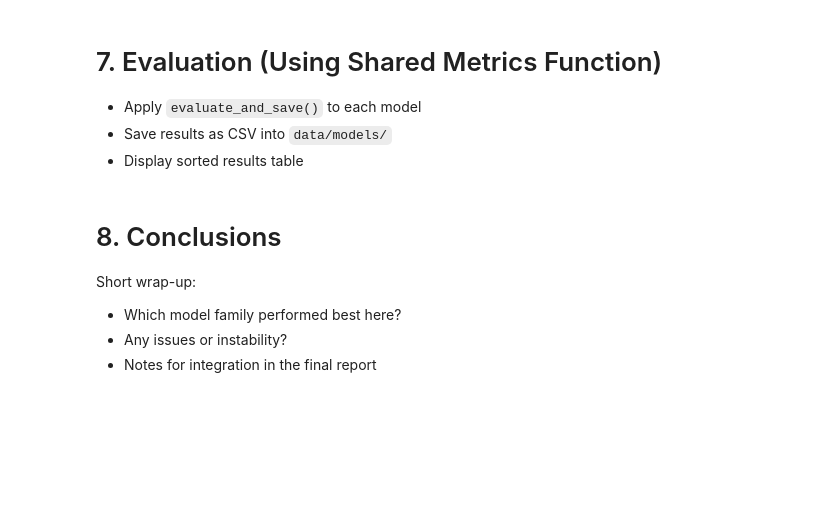
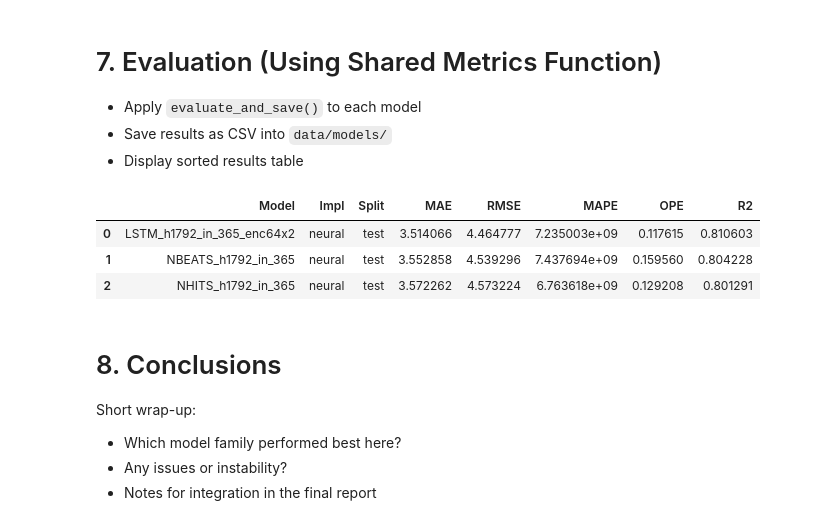
Before and after one commit to smn-krn/TIS3IL-WS25-Project, a Jupyter notebook: code/02-neural-models.ipynb, the cells around one changed output. Drawn from its saved outputs; the diff is of its cells as text; code cells hidden in the pictures; blank space fills up the shorter version.

Commit message:
Neural Models done

```diff
--- a/code/02-neural-models.ipynb
+++ b/code/02-neural-models.ipynb
@@ -75,3 +411,10 @@ For each model:
+# %%
+load_best_models("neural_models_results.csv", split="test")
+# %% [output]
+|  | Model | Impl | Split | MAE | RMSE | MAPE | OPE | R2 |
+| 0 | LSTM_h1792_in_365_enc64x2 | neural | test | 3.514066 | 4.464777 | 7.235003e+09 | 0.117615 | 0.810603 |
+| 1 | NBEATS_h1792_in_365 | neural | test | 3.552858 | 4.539296 | 7.437694e+09 | 0.159560 | 0.804228 |
+| 2 | NHITS_h1792_in_365 | neural | test | 3.572262 | 4.573224 | 6.763618e+09 | 0.129208 | 0.801291 |
 # %% [markdown]
 # 8. Conclusions
 Short wrap-up:
```
Also changed, not shown: parts of 20 cells of this notebook, 3 other files.
